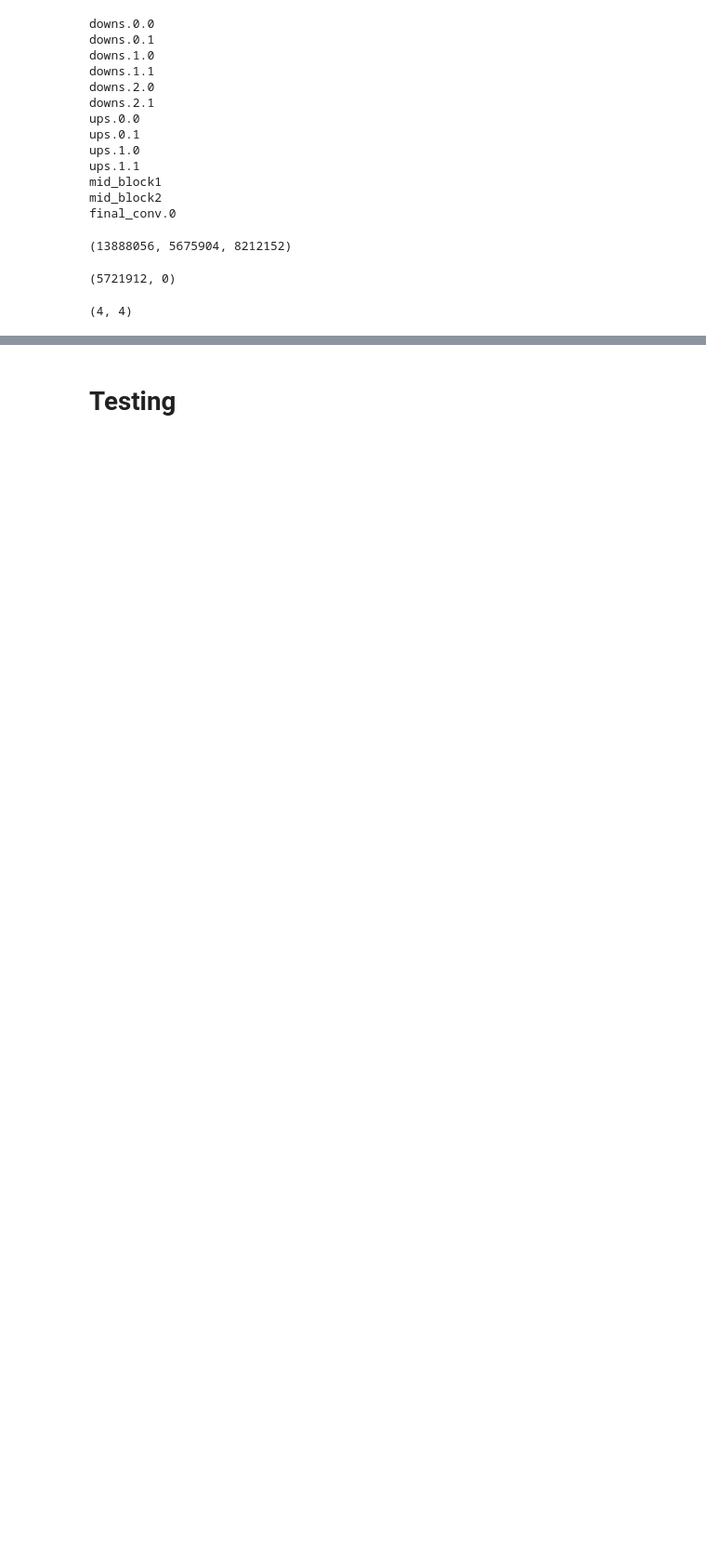
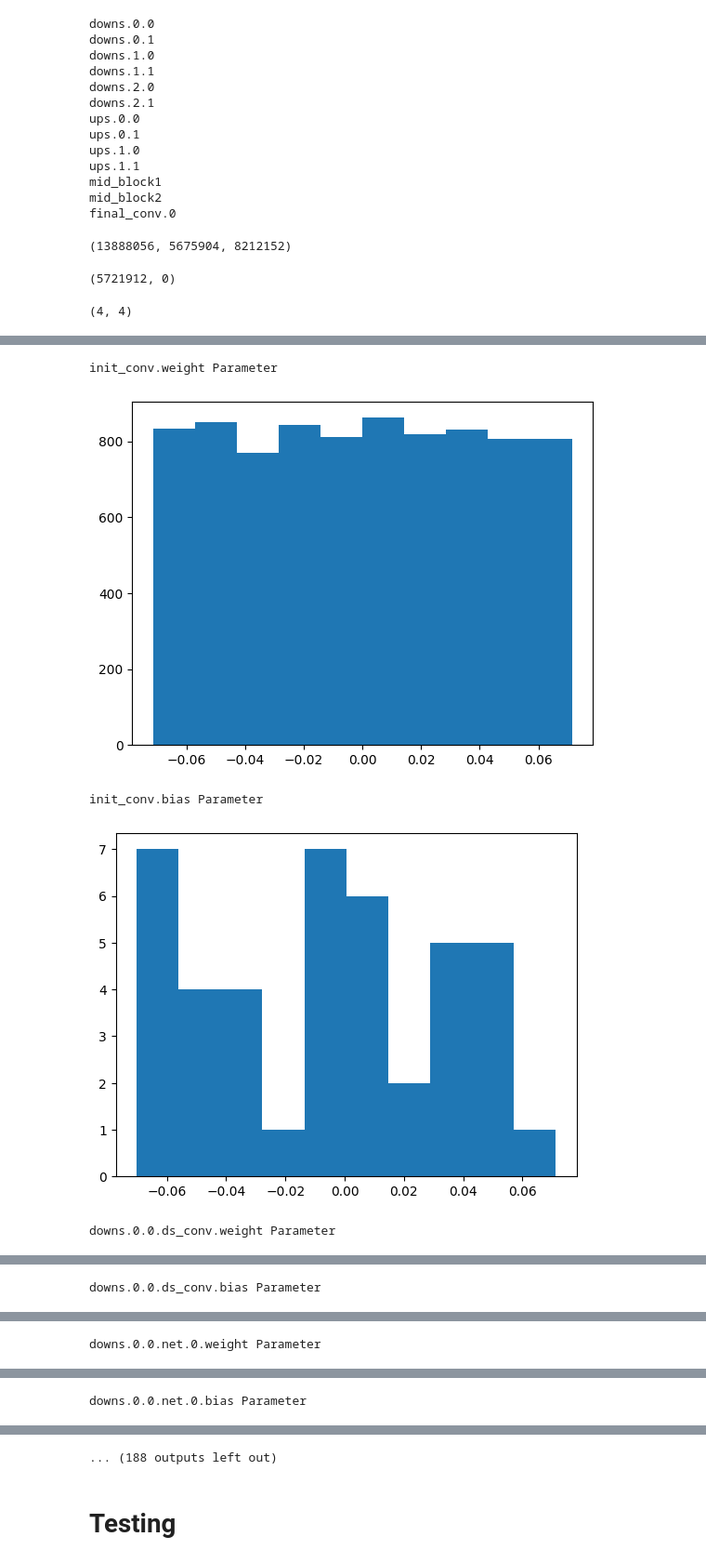
Before and after one commit to atmarc/autoreg-pde-diffusion, a Jupyter notebook: src/evaluate_models.ipynb, the cells around one changed output, grey strips where cells are left out. Shown at 93% size. Drawn from its saved outputs; the diff is of its cells as text; code cells hidden in the pictures; blank space fills up the shorter version.

```diff
--- a/src/evaluate_models.ipynb
+++ b/src/evaluate_models.ipynb
@@ -26,7 +26,7 @@ from turbpred.params import DataParams, TrainingParams, LossParams, ModelParamsE
 # %%
 modelName = "2D_Inc/128_unet-m2"
 p_d = DataParams(batch=32, augmentations=["normalize"], sequenceLength=[2,2], randSeqOffset=True,
-            dataSize=[64,32], dimension=2, simFields=["pres"], simParams=["rey"], normalizeMode="incMixed")
+            dataSize=[104,52], dimension=2, simFields=["pres"], simParams=["rey"], normalizeMode="incMixed")
 # p_d = DataParams(batch=32, augmentations=["normalize"], sequenceLength=[2,2], randSeqOffset=True,
 #             dataSize=[128,64], dimension=2, simFields=["pres"], simParams=["rey"], normalizeMode="incMixed")
 
@@ -85,7 +85,7 @@ def prune_remove(model):
             prune.remove(module.net[1], 'weight')
             prune.remove(module.net[4], 'weight')
 # %%
-p_md = ModelParamsDecoder(arch="unet", pretrained=False, trainingNoise=0.0, convnext_mult=3)
+p_md = ModelParamsDecoder(arch="unet", pretrained=False, trainingNoise=0.0, convnext_mult=4)
 pruned_pretrainPath = "../runs/2D_Inc/128_unet-m2_07/Model.pth"
 pruned_model = PredictionModel(p_d, p_t, p_l, p_me, p_md, p_ml, pruned_pretrainPath)
 # %%
@@ -101,7 +101,7 @@ Pruned model, 3604254 params, sparcity: 0.00%, non-zero:3604253
 total_params, spar = evaluate_sparcity(pruned_model)
 print(f"Pruned model, {total_params} params, sparcity: {spar/total_params:.2f}")
 
-for i in range(11):
+for i in range(14):
     _prune(pruned_model, "L2", 0.1)
 prune_remove(pruned_model)
 
@@ -188,0 +207,12 @@ NameError: name 'evaluate_sparcity' is not defined
+# %%
+for name, p in model_prova.named_parameters():
+    print(name, type(p).__name__)
+
+    plt.hist(p.detach().flatten())
+    plt.show()
+# %% [output]
+init_conv.weight Parameter
+[figure, added]
+init_conv.bias Parameter
+[figure, added]
+downs.0.0.ds_conv.weight Parameter
@@ -188,0 +220 @@ NameError: name 'evaluate_sparcity' is not defined
+downs.0.0.ds_conv.bias Parameter
@@ -188,0 +222 @@ NameError: name 'evaluate_sparcity' is not defined
+downs.0.0.net.0.weight Parameter
@@ -188,0 +224 @@ NameError: name 'evaluate_sparcity' is not defined
+downs.0.0.net.0.bias Parameter
@@ -189,3 +226,4 @@ NameError: name 'evaluate_sparcity' is not defined
+... (188 outputs left out)
 # %% [markdown]
 # Testing
 # %%
```
Also changed, not shown: parts of 6 cells of this notebook, 1 other file.
